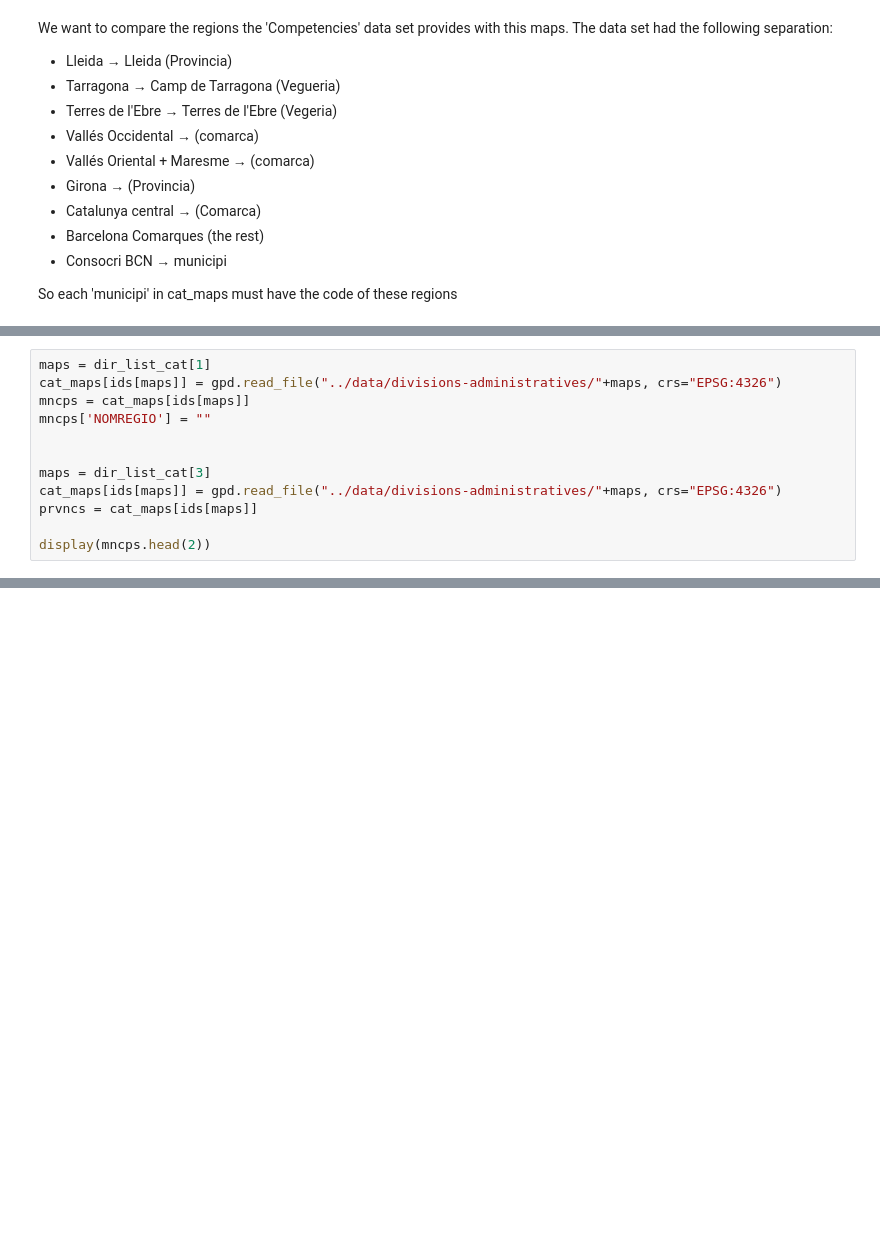
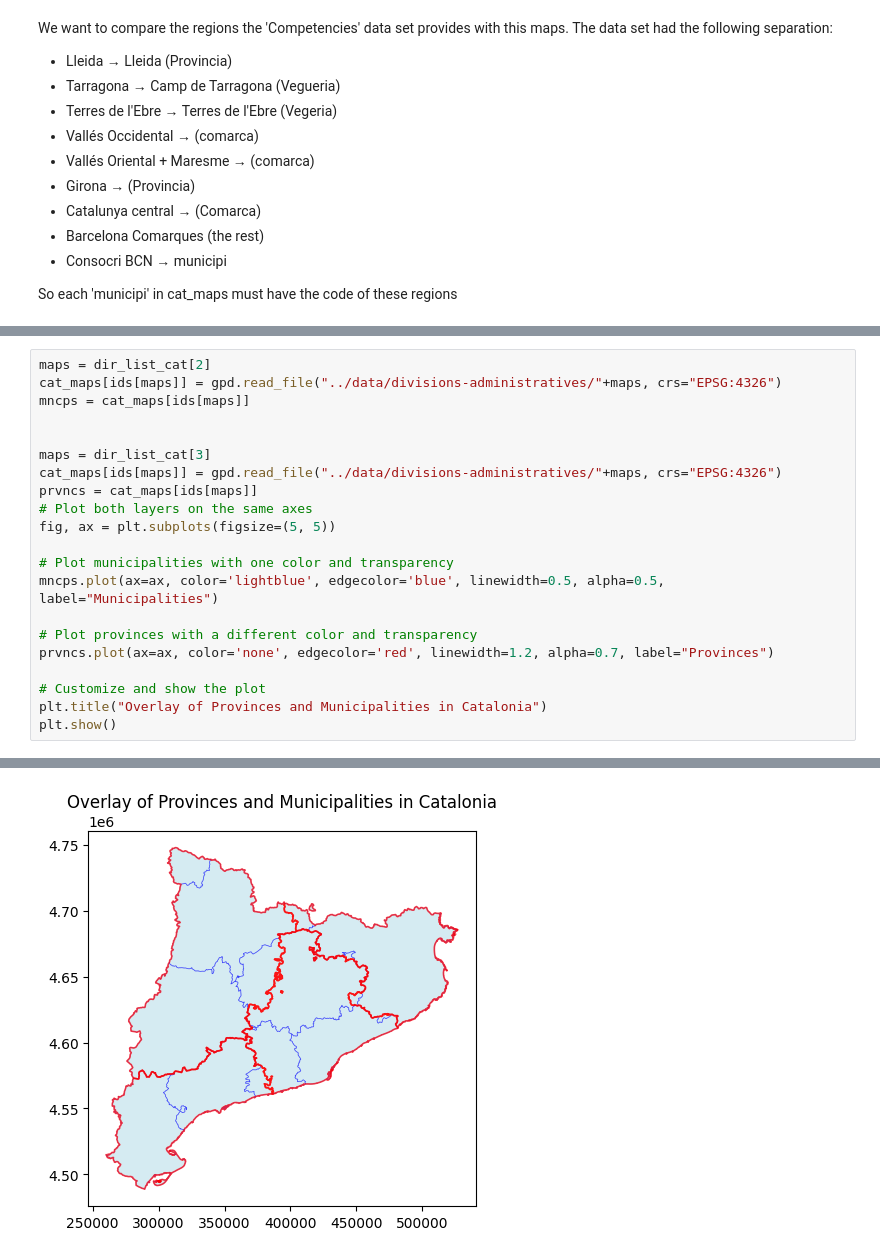
Before and after one commit to edejuan2002/avdm_Competecies, a Jupyter notebook: Eduardo/maps.ipynb, the cells around one changed output, grey strips where cells are left out. Drawn from its saved outputs; the diff is of its cells as text; blank space fills up the shorter version.

```diff
--- a/Eduardo/maps.ipynb
+++ b/Eduardo/maps.ipynb
@@ -43,13 +74,22 @@ So each 'municipi' in cat_maps must have the code of these regions
 # %%
-maps = dir_list_cat[1]
+maps = dir_list_cat[2]
 cat_maps[ids[maps]] = gpd.read_file("../data/divisions-administratives/"+maps, crs="EPSG:4326")
 mncps = cat_maps[ids[maps]]
-mncps['NOMREGIO'] = ""
 
 
 maps = dir_list_cat[3]
 cat_maps[ids[maps]] = gpd.read_file("../data/divisions-administratives/"+maps, crs="EPSG:4326")
 prvncs = cat_maps[ids[maps]]
+# Plot both layers on the same axes
+fig, ax = plt.subplots(figsize=(5, 5))
 
-display(mncps.head(2))
+# Plot municipalities with one color and transparency
+mncps.plot(ax=ax, color='lightblue', edgecolor='blue', linewidth=0.5, alpha=0.5, label="Municipalities")
+
+# Plot provinces with a different color and transparency
+prvncs.plot(ax=ax, color='none', edgecolor='red', linewidth=1.2, alpha=0.7, label="Provinces")
+
+# Customize and show the plot
+plt.title("Overlay of Provinces and Municipalities in Catalonia")
+plt.show()
 # %% [output]
@@ -58,0 +96 @@ display(mncps.head(2))
+[figure, added]
```
Also changed, not shown: parts of 9 cells of this notebook.
